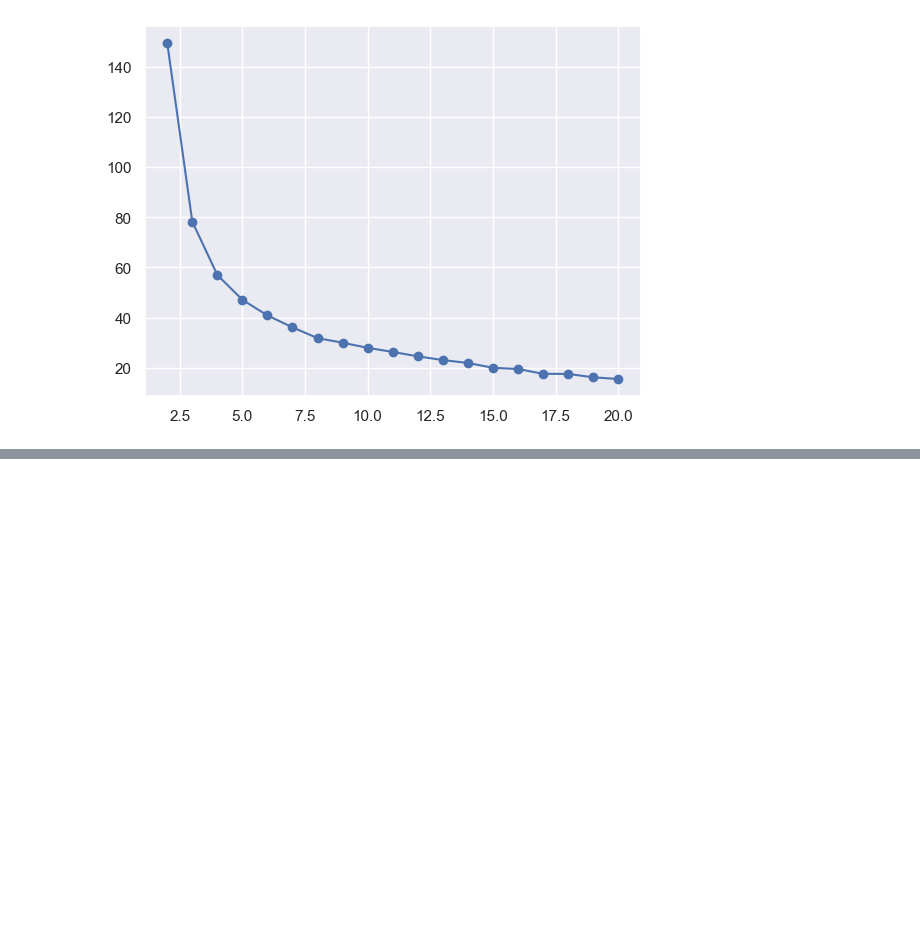
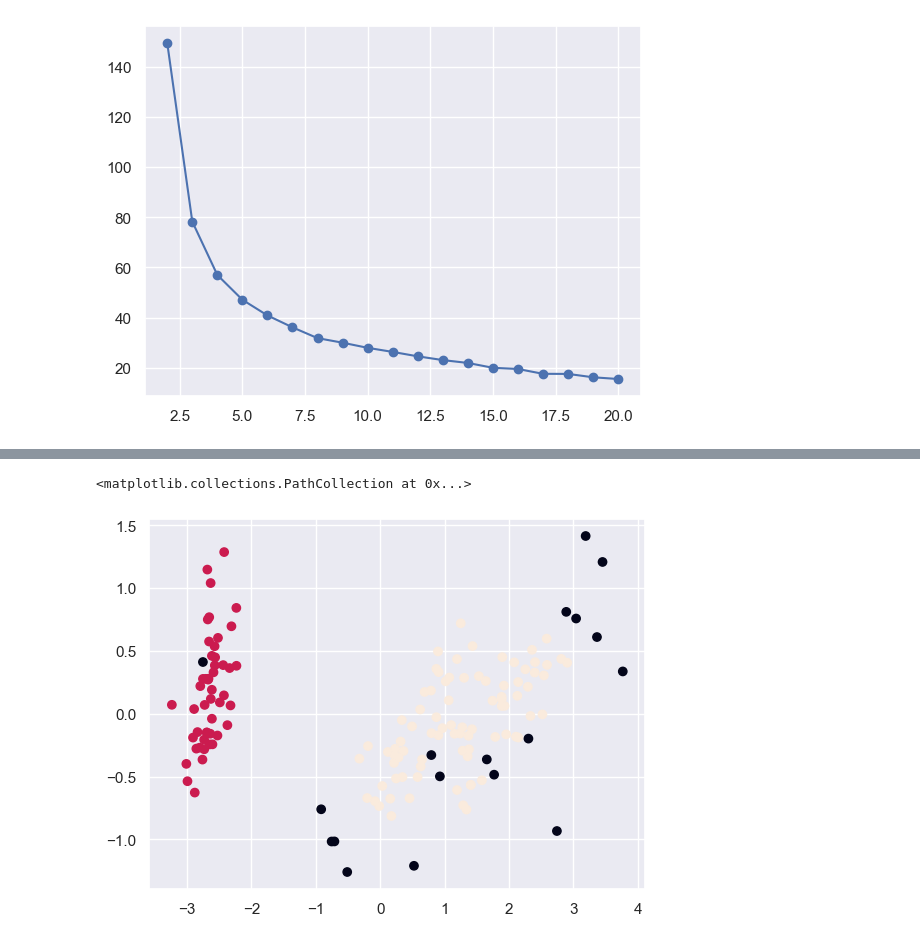
Before and after one commit to ValRCS/Python_SheGoesTech_22, a Jupyter notebook: Days_28_30_Machine_Learning/clustering_irises.ipynb, the cells around one changed output, grey strips where cells are left out. Saved outputs shown, nothing was run; the diff lists cells and outputs as text; code cells hidden in the pictures; blank space fills up the shorter version.

```diff
--- a/Days_28_30_Machine_Learning/clustering_irises.ipynb
+++ b/Days_28_30_Machine_Learning/clustering_irises.ipynb
@@ -227,0 +337,6 @@ plt.plot(range(2, MAX_CLUSTERS), inertia, marker='o')
+# %%
+# plot the results - we can see that the clusters are more separated
+plt.scatter(features_2d[:,0], features_2d[:,1], c=dbscan.labels_)
+# %% [output]
+<matplotlib.collections.PathCollection at 0x...>
+[figure, added]
```
Also changed, not shown: parts of 22 cells of this notebook, 1 other file.
